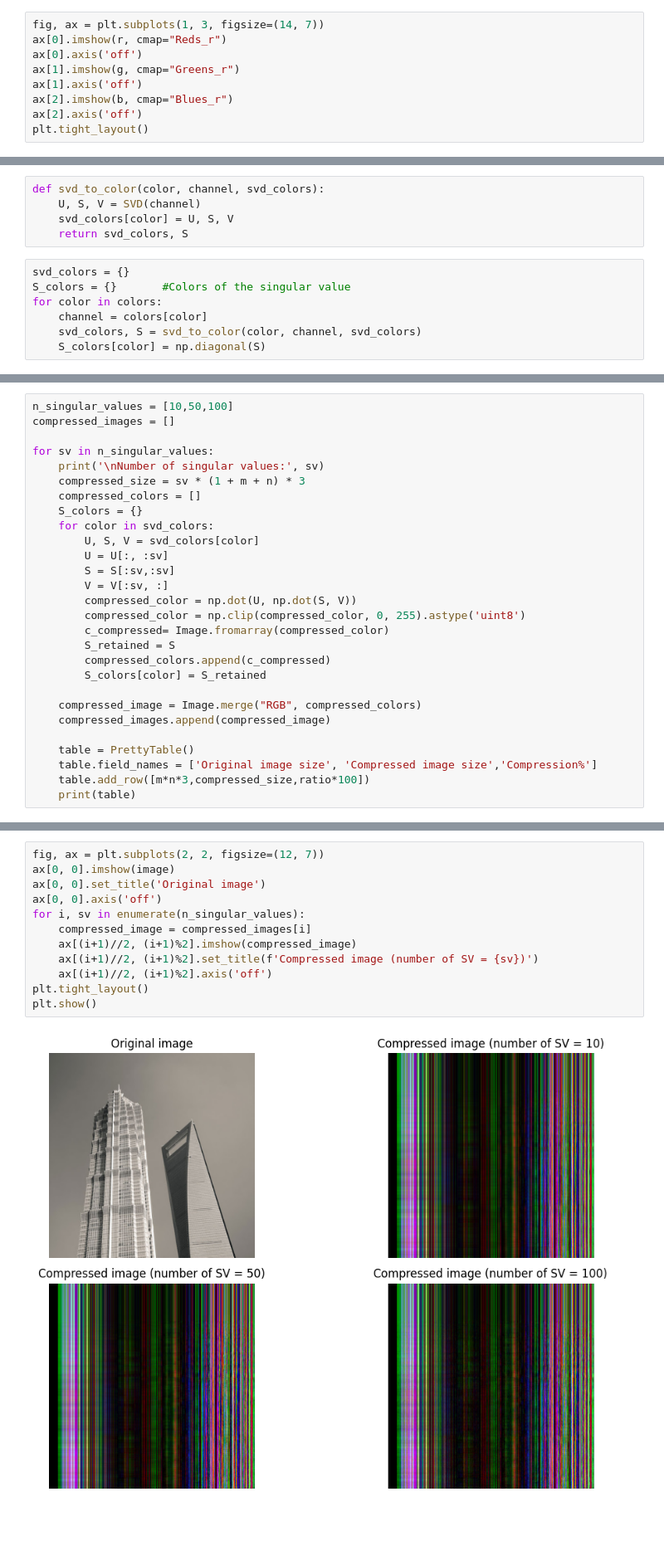
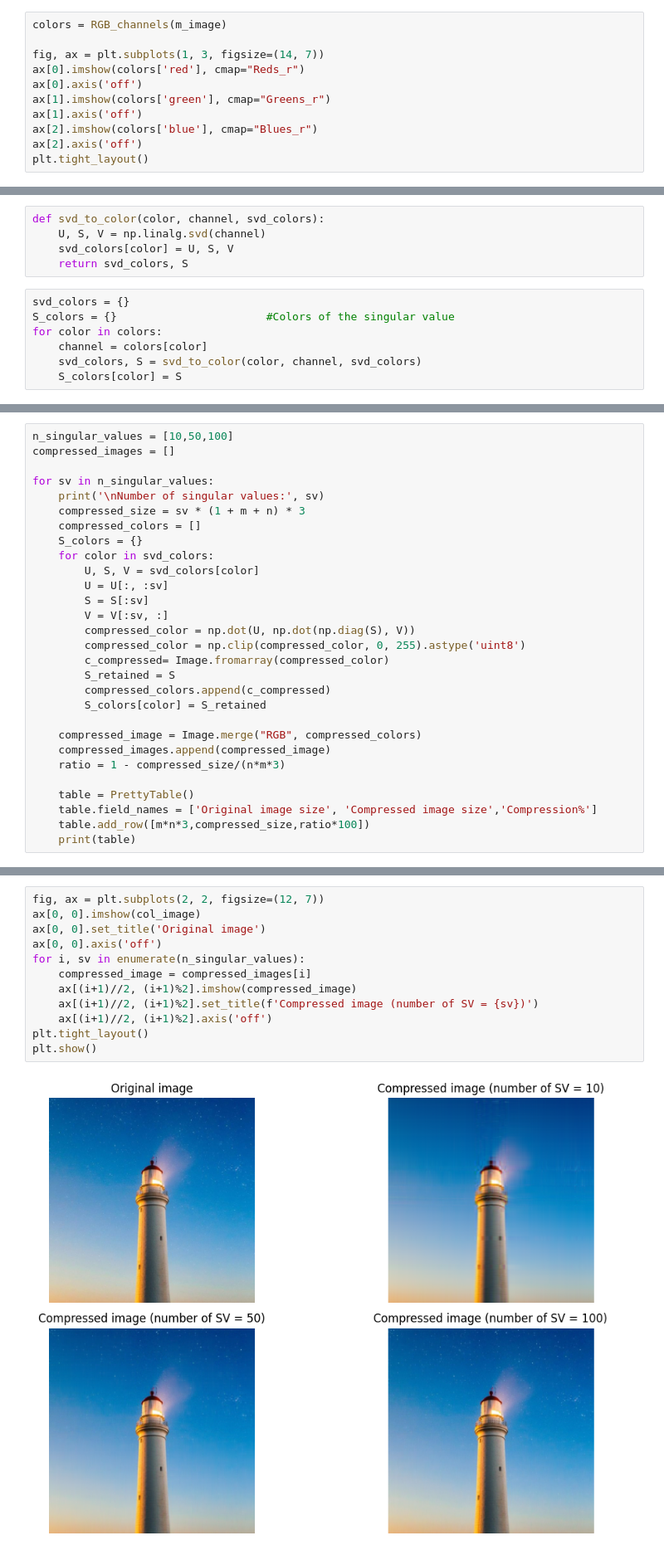
Before and after one commit to salvatoreNocita/Spectral-Clustering, a Jupyter notebook: HW3/Compression.ipynb, the cells around one changed output, grey strips where cells are left out. Shown at 83% size. Drawn from its saved outputs; the diff is of its cells as text; blank space fills up the shorter version.

```diff
--- a/HW3/Compression.ipynb
+++ b/HW3/Compression.ipynb
@@ -44,12 +46,14 @@ def RGB_channels(image):
 # %% [markdown]
 A visualization of the process may be required at this point. The cell below apply the RGB_channels function to the colorful image and split it into the three submatrices of which is composed. Each of the entrance of the RGB matrices report the shade of that color assigned to that specific pixel in the image, then the mixture of the three reproduces the human visual perception of the full spectrum of colors.
 # %%
+colors = RGB_channels(m_image)
+
 fig, ax = plt.subplots(1, 3, figsize=(14, 7))
-ax[0].imshow(r, cmap="Reds_r")
+ax[0].imshow(colors['red'], cmap="Reds_r")
 ax[0].axis('off')
-ax[1].imshow(g, cmap="Greens_r")
+ax[1].imshow(colors['green'], cmap="Greens_r")
 ax[1].axis('off')
-ax[2].imshow(b, cmap="Blues_r")
+ax[2].imshow(colors['blue'], cmap="Blues_r")
 ax[2].axis('off')
 plt.tight_layout()
 # %% [output]
@@ -113,16 +134,16 @@ def SVD(A, comp_sing_vect=True):
     return U, Sigma, V.T
 # %%
 def svd_to_color(color, channel, svd_colors):
-    U, S, V = SVD(channel)
+    U, S, V = np.linalg.svd(channel)
     svd_colors[color] = U, S, V
     return svd_colors, S
 # %%
 svd_colors = {}
-S_colors = {}       #Colors of the singular value
+S_colors = {}                       #Colors of the singular value
 for color in colors:
     channel = colors[color]
     svd_colors, S = svd_to_color(color, channel, svd_colors)
-    S_colors[color] = np.diagonal(S)
+    S_colors[color] = S
 # %%
 plt.figure(figsize=(18, 10))
 for c in S_colors:
@@ -163,9 +184,9 @@ for sv in n_singular_values:
     for color in svd_colors:
         U, S, V = svd_colors[color]
         U = U[:, :sv]
-        S = S[:sv,:sv]
+        S = S[:sv]
         V = V[:sv, :]
-        compressed_color = np.dot(U, np.dot(S, V))
+        compressed_color = np.dot(U, np.dot(np.diag(S), V))
         compressed_color = np.clip(compressed_color, 0, 255).astype('uint8')
         c_compressed= Image.fromarray(compressed_color)
         S_retained = S
@@ -174,6 +195,7 @@ for sv in n_singular_values:
 
     compressed_image = Image.merge("RGB", compressed_colors)
     compressed_images.append(compressed_image)
+    ratio = 1 - compressed_size/(n*m*3)
 
     table = PrettyTable()
     table.field_names = ['Original image size', 'Compressed image size','Compression%']
@@ -203,14 +225,14 @@ Number of singular values: 100
 # %%
 fig, ax = plt.subplots(2, 2, figsize=(12, 7))
-ax[0, 0].imshow(image)
+ax[0, 0].imshow(col_image)
 ax[0, 0].set_title('Original image')
 ax[0, 0].axis('off')
 for i, sv in enumerate(n_singular_values):
     compressed_image = compressed_images[i]
     ax[(i+1)//2, (i+1)%2].imshow(compressed_image)
     ax[(i+1)//2, (i+1)%2].set_title(f'Compressed image (number of SV = {sv})')
     ax[(i+1)//2, (i+1)%2].axis('off')
 plt.tight_layout()
 plt.show()
 # %% [output]
-[figure, old version]
+[figure, new version]
```
Also changed, not shown: parts of 15 cells of this notebook, 9 other files.
